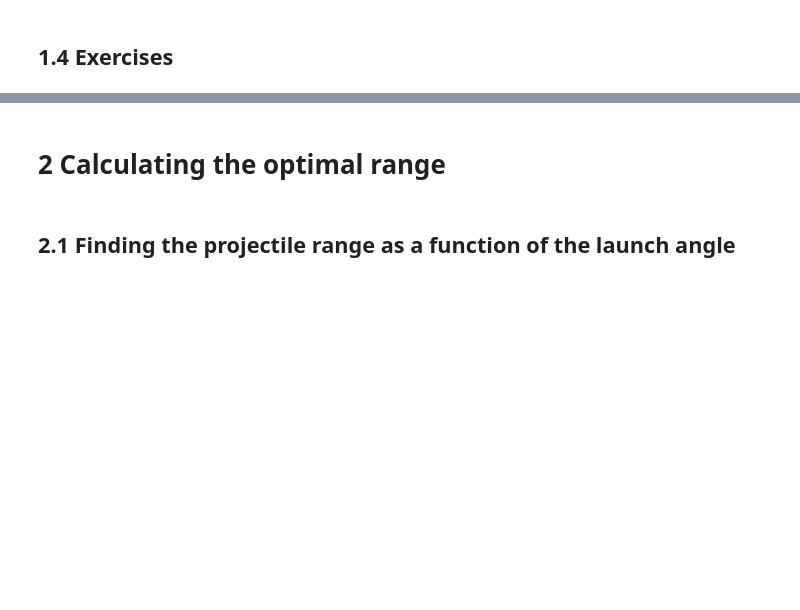
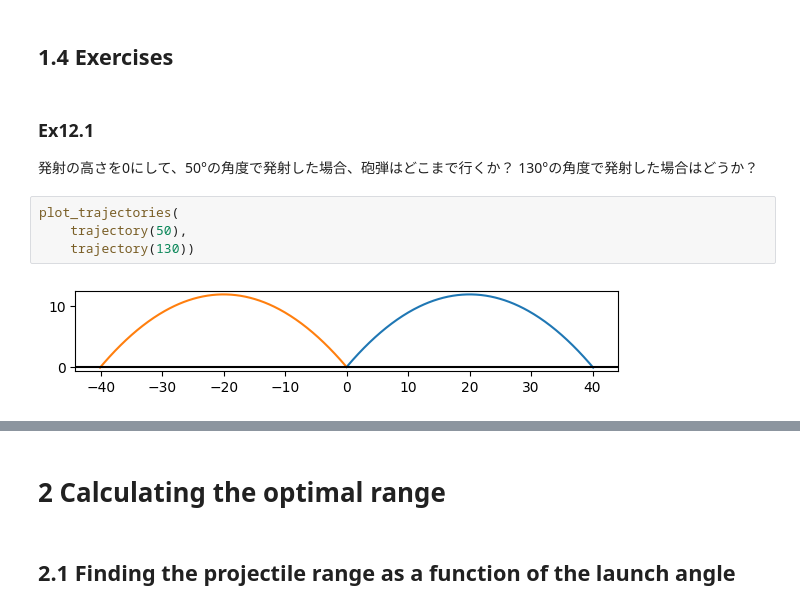
Before and after one commit to kjmatsuda/Math-for-Programmers, a Jupyter notebook: Chapter_12/ex12.ipynb, the cells around one changed output, grey strips where cells are left out. Drawn from its saved outputs; the diff is of its cells as text; blank space fills up the shorter version.

```diff
--- a/Chapter_12/ex12.ipynb
+++ b/Chapter_12/ex12.ipynb
@@ -77,2 +77,12 @@ plt.scatter(angles,landing_positions)
 # %% [markdown]
 ## 1.4 Exercises
+# %% [markdown]
+### Ex12.1
+発射の高さを0にして、50°の角度で発射した場合、砲弾はどこまで行くか？
+130°の角度で発射した場合はどうか？
+# %%
+plot_trajectories(
+    trajectory(50),
+    trajectory(130))
+# %% [output]
+[figure, added]
```
Also changed, not shown: parts of 11 cells of this notebook.
